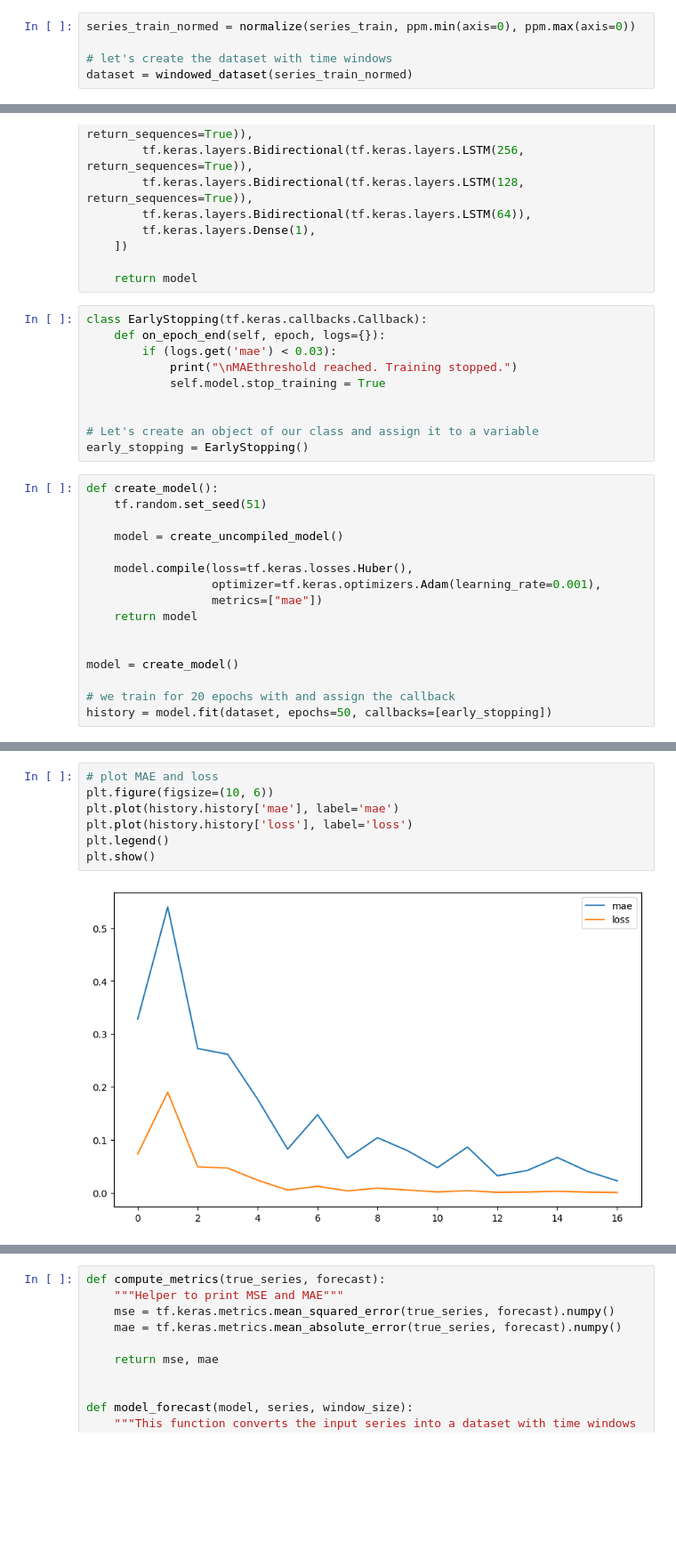
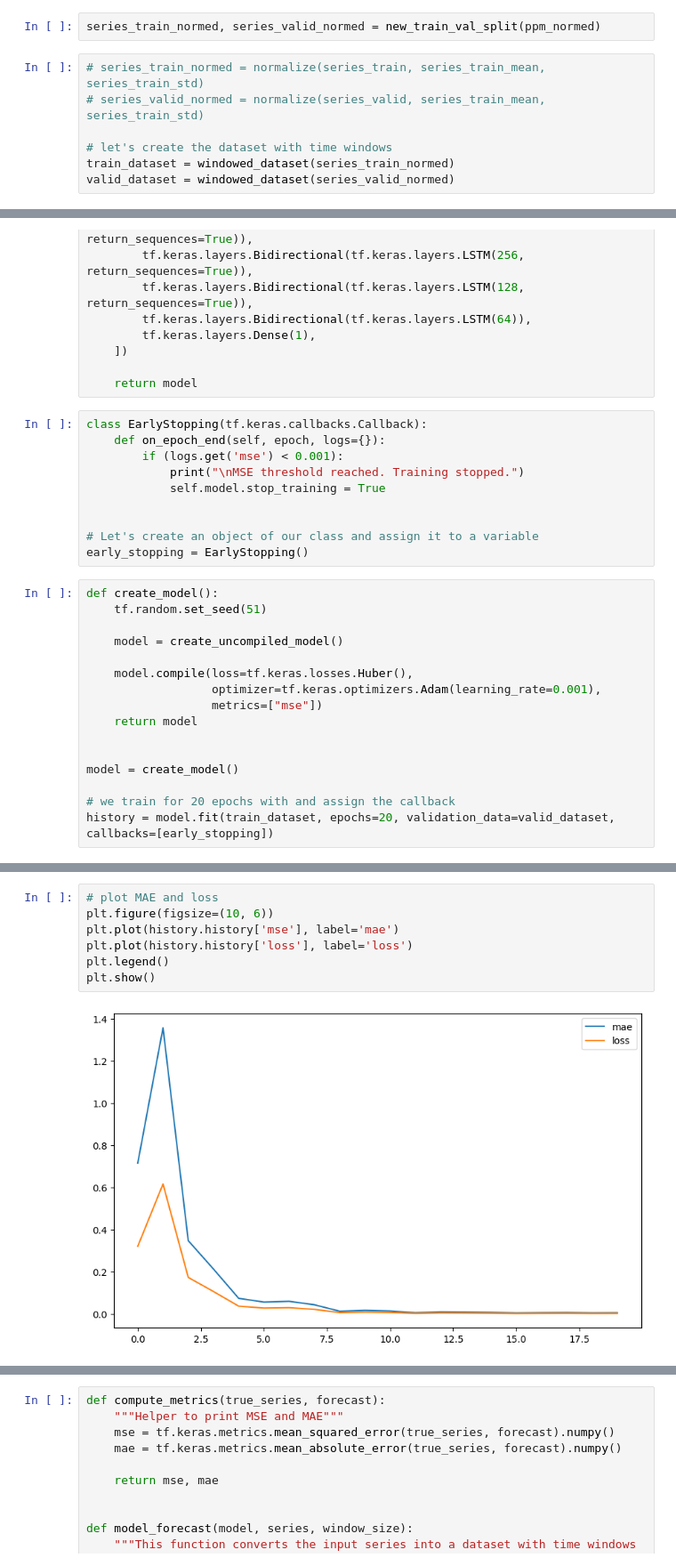
Before and after one commit to sileneer/himcm-2022, a Jupyter notebook: question-1/zihao/time_series_lstm_new.ipynb, the cells around one changed output, grey strips where cells are left out. Shown at 89% size. Saved outputs shown, nothing was run; the diff lists cells and outputs as text; blank space fills up the shorter version.

```diff
--- a/question-1/zihao/time_series_lstm_new.ipynb
+++ b/question-1/zihao/time_series_lstm_new.ipynb
@@ -59,5 +69,9 @@ def normalize(data, min, max):
+# %%
+series_train_normed, series_valid_normed = new_train_val_split(ppm_normed)
 # %%
-series_train_normed = normalize(series_train, ppm.min(axis=0), ppm.max(axis=0))
+# series_train_normed = normalize(series_train, series_train_mean, series_train_std)
+# series_valid_normed = normalize(series_valid, series_train_mean, series_train_std)
 
 # let's create the dataset with time windows
-dataset = windowed_dataset(series_train_normed)
+train_dataset = windowed_dataset(series_train_normed)
+valid_dataset = windowed_dataset(series_valid_normed)
@@ -79,8 +101,8 @@ def create_uncompiled_model():
 # %%
 class EarlyStopping(tf.keras.callbacks.Callback):
     def on_epoch_end(self, epoch, logs={}):
-        if (logs.get('mae') < 0.03):
-            print("\nMAEthreshold reached. Training stopped.")
+        if (logs.get('mse') < 0.001):
+            print("\nMSE threshold reached. Training stopped.")
             self.model.stop_training = True
 
 
@@ -94,12 +116,12 @@ def create_model():
 
     model.compile(loss=tf.keras.losses.Huber(),
                   optimizer=tf.keras.optimizers.Adam(learning_rate=0.001),
-                  metrics=["mae"])
+                  metrics=["mse"])
     return model
 
 
 model = create_model()
 
 # we train for 20 epochs with and assign the callback
-history = model.fit(dataset, epochs=50, callbacks=[early_stopping])
+history = model.fit(train_dataset, epochs=20, validation_data=valid_dataset, callbacks=[early_stopping])
 # %% [output]
@@ -123,9 +145,9 @@ MAEthreshold reached. Training stopped.
 # %%
 # plot MAE and loss
 plt.figure(figsize=(10, 6))
-plt.plot(history.history['mae'], label='mae')
+plt.plot(history.history['mse'], label='mae')
 plt.plot(history.history['loss'], label='loss')
 plt.legend()
 plt.show()
 # %% [output]
-[figure, old version]
+[figure, new version]
```
Also changed, not shown: parts of 19 cells of this notebook, 8 other files.
